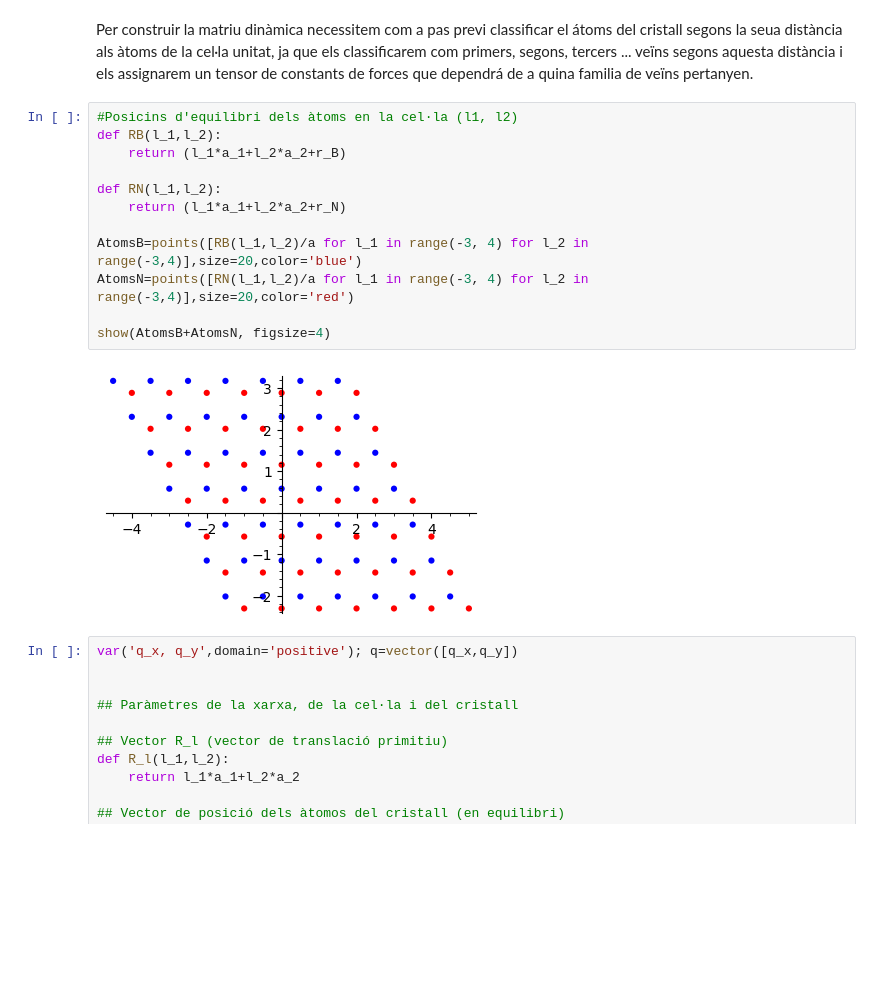
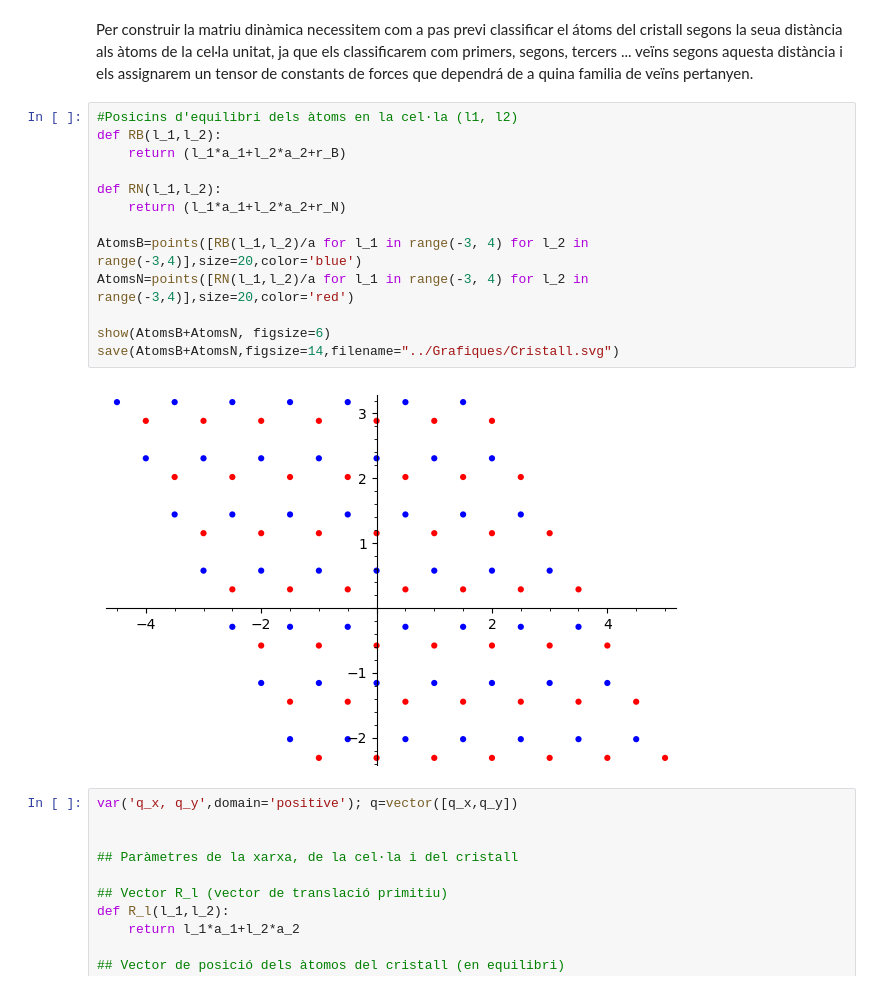
Before and after one commit to CasimirVictoria/TFG-Semiconductores_2D, a Jupyter notebook: _sources/formulacio_matriu_dinamica.ipynb, the cells around one changed output. Cells and saved outputs as stored; diff of their text form; blank space fills up the shorter version.

```diff
--- a/_sources/formulacio_matriu_dinamica.ipynb
+++ b/_sources/formulacio_matriu_dinamica.ipynb
@@ -107,17 +115,18 @@ Per construir la matriu dinàmica necessitem com a pas previ classificar el áto
 # %%
 #Posicins d'equilibri dels àtoms en la cel·la (l1, l2)
 def RB(l_1,l_2):
     return (l_1*a_1+l_2*a_2+r_B)
 
 def RN(l_1,l_2):
     return (l_1*a_1+l_2*a_2+r_N)
 
 AtomsB=points([RB(l_1,l_2)/a for l_1 in range(-3, 4) for l_2 in range(-3,4)],size=20,color='blue')
 AtomsN=points([RN(l_1,l_2)/a for l_1 in range(-3, 4) for l_2 in range(-3,4)],size=20,color='red')
 
-show(AtomsB+AtomsN, figsize=4)
+show(AtomsB+AtomsN, figsize=6)
+save(AtomsB+AtomsN,figsize=14,filename="../Grafiques/Cristall.svg")
 # %% [output]
-[figure, old version]
+[figure, new version]
 # %%
 var('q_x, q_y',domain='positive'); q=vector([q_x,q_y])
 
```
Also changed, not shown: parts of 9 cells of this notebook, 31 other files.
